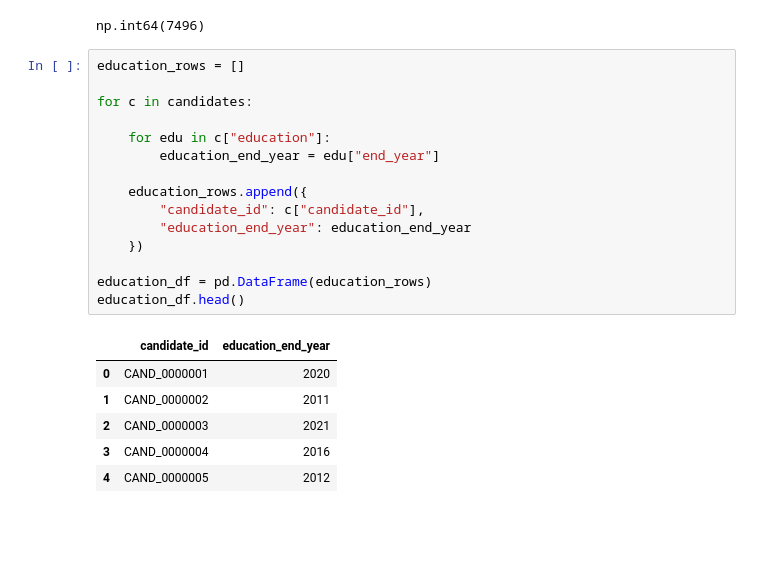
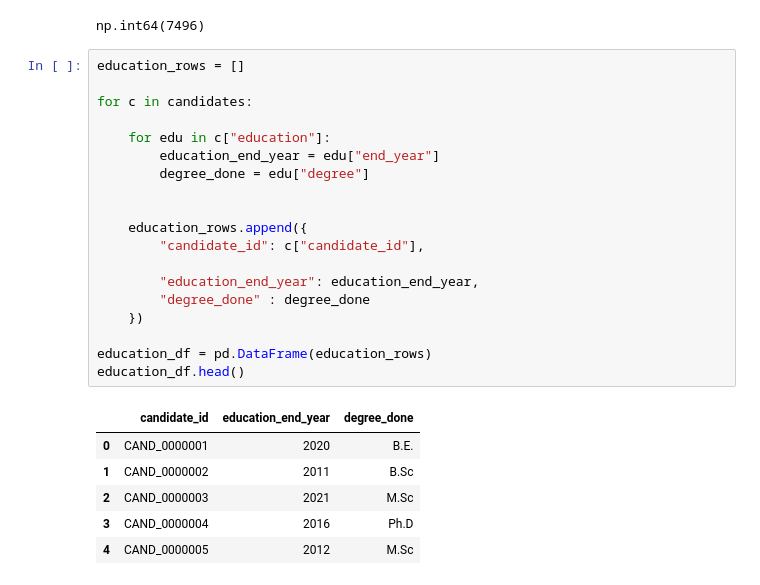
Before and after one commit to Theshmphony7580/autorecruit-, a Jupyter notebook: data_forensic _files/03_ranking_forensics.ipynb, the cells around one changed output. Saved outputs shown, nothing was run; the diff lists cells and outputs as text; blank space fills up the shorter version.

Commit message:
level 3 done found title and descreption mismatch

```diff
--- a/data_forensic _files/03_ranking_forensics.ipynb
+++ b/data_forensic _files/03_ranking_forensics.ipynb
@@ -1078,24 +1078,28 @@ np.int64(7496)
 # %%
 education_rows = []
 
 for c in candidates:
 
     for edu in c["education"]:
         education_end_year = edu["end_year"]
+        degree_done = edu["degree"]
+
 
     education_rows.append({
         "candidate_id": c["candidate_id"],
-        "education_end_year": education_end_year
+
+        "education_end_year": education_end_year,
+        "degree_done" : degree_done
     })
 
 education_df = pd.DataFrame(education_rows)
 education_df.head()
 # %% [output]
-|  | candidate_id | education_end_year |
-| 0 | CAND_0000001 | 2020 |
-| 1 | CAND_0000002 | 2011 |
-| 2 | CAND_0000003 | 2021 |
-| 3 | CAND_0000004 | 2016 |
-| 4 | CAND_0000005 | 2012 |
+|  | candidate_id | education_end_year | degree_done |
+| 0 | CAND_0000001 | 2020 | B.E. |
+| 1 | CAND_0000002 | 2011 | B.Sc |
+| 2 | CAND_0000003 | 2021 | M.Sc |
+| 3 | CAND_0000004 | 2016 | Ph.D |
+| 4 | CAND_0000005 | 2012 | M.Sc |
 # %%
 
```
Also changed, not shown: parts of 39 cells of this notebook.
